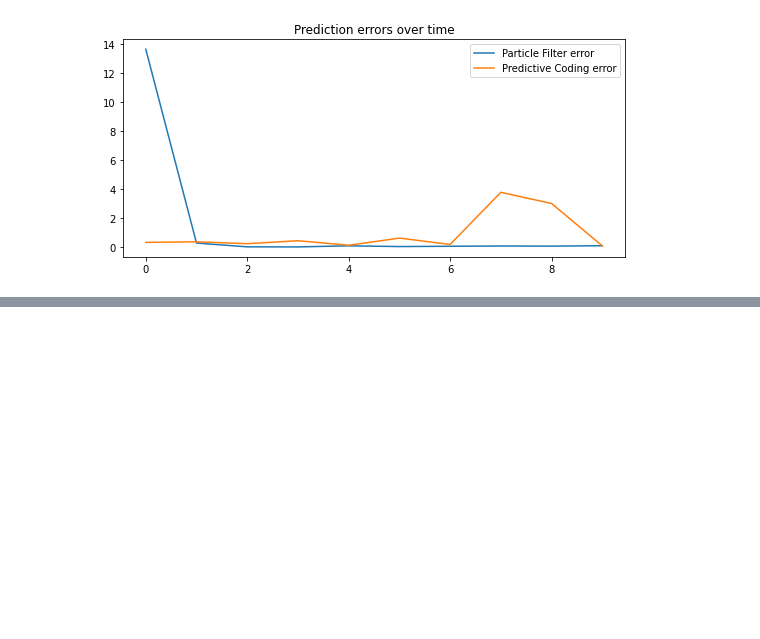
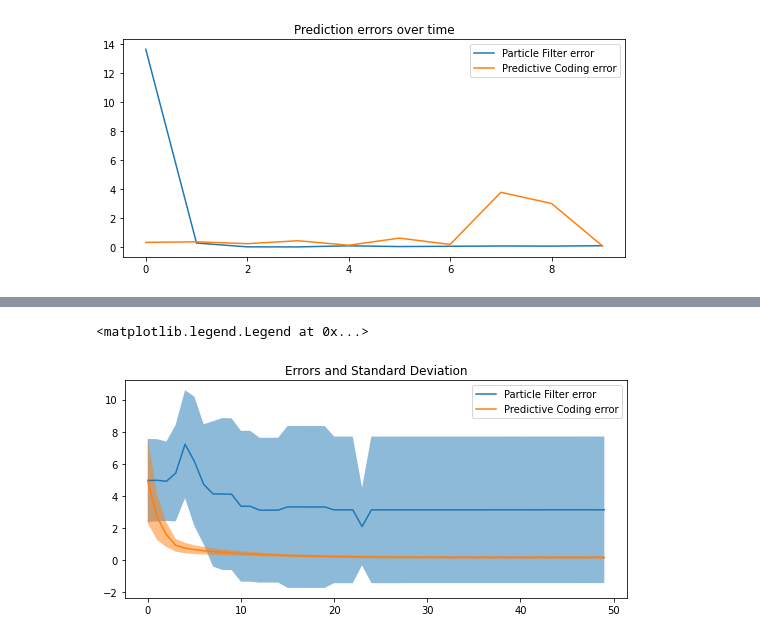
Before and after one commit to daniel-burghardt/predictive-coding-slam, a Jupyter notebook: corridor_two_axis/ANN_&_FEP_model_corridor_two.ipynb, the cells around one changed output, grey strips where cells are left out. Drawn from its saved outputs; the diff is of its cells as text; code cells hidden in the pictures; blank space fills up the shorter version.

```diff
--- a/corridor_two_axis/ANN_&_FEP_model_corridor_two.ipynb
+++ b/corridor_two_axis/ANN_&_FEP_model_corridor_two.ipynb
@@ -448,0 +565,17 @@ axs6.legend()
+# %%
+mean_amcl = np.mean(error_amcl, axis=0)
+mean_model = np.mean(error_model, axis=0)
+std_amcl = np.std(error_amcl, axis=0)
+std_model = np.std(error_model, axis=0)
+
+fig7, axs7 = plt.subplots()
+fig7.set_figwidth(9)
+axs7.set_title('Errors and Standard Deviation')
+axs7.plot(mean_amcl, label='Particle Filter error')
+axs7.fill_between(range(len(mean_amcl)), mean_amcl-std_amcl, mean_amcl+std_amcl, alpha = 0.5)
+axs7.plot(mean_model, label='Predictive Coding error')
+axs7.fill_between(range(len(mean_model)), mean_model-std_model, mean_model+std_model, alpha = 0.5)
+axs7.legend()
+# %% [output]
+<matplotlib.legend.Legend at 0x...>
+[figure, added]
```
Also changed, not shown: parts of 9 cells of this notebook, 1 other file.
